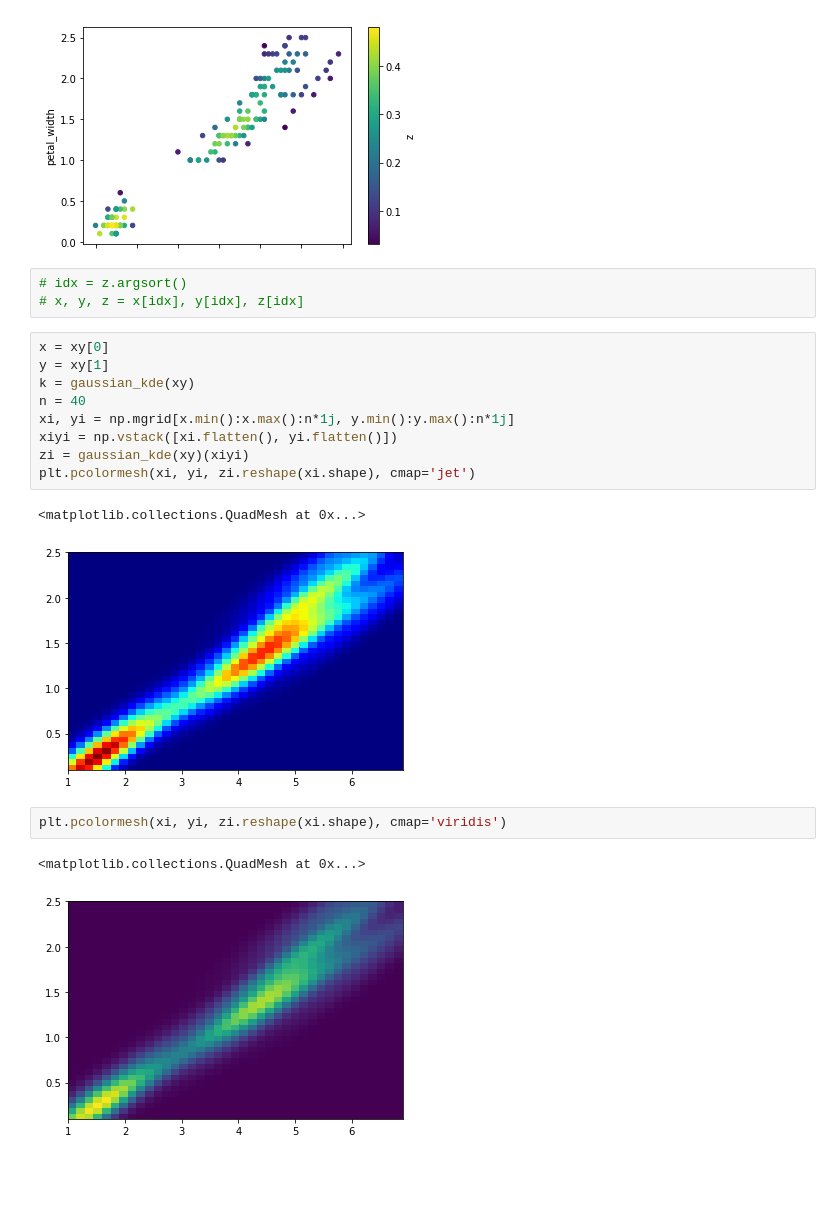
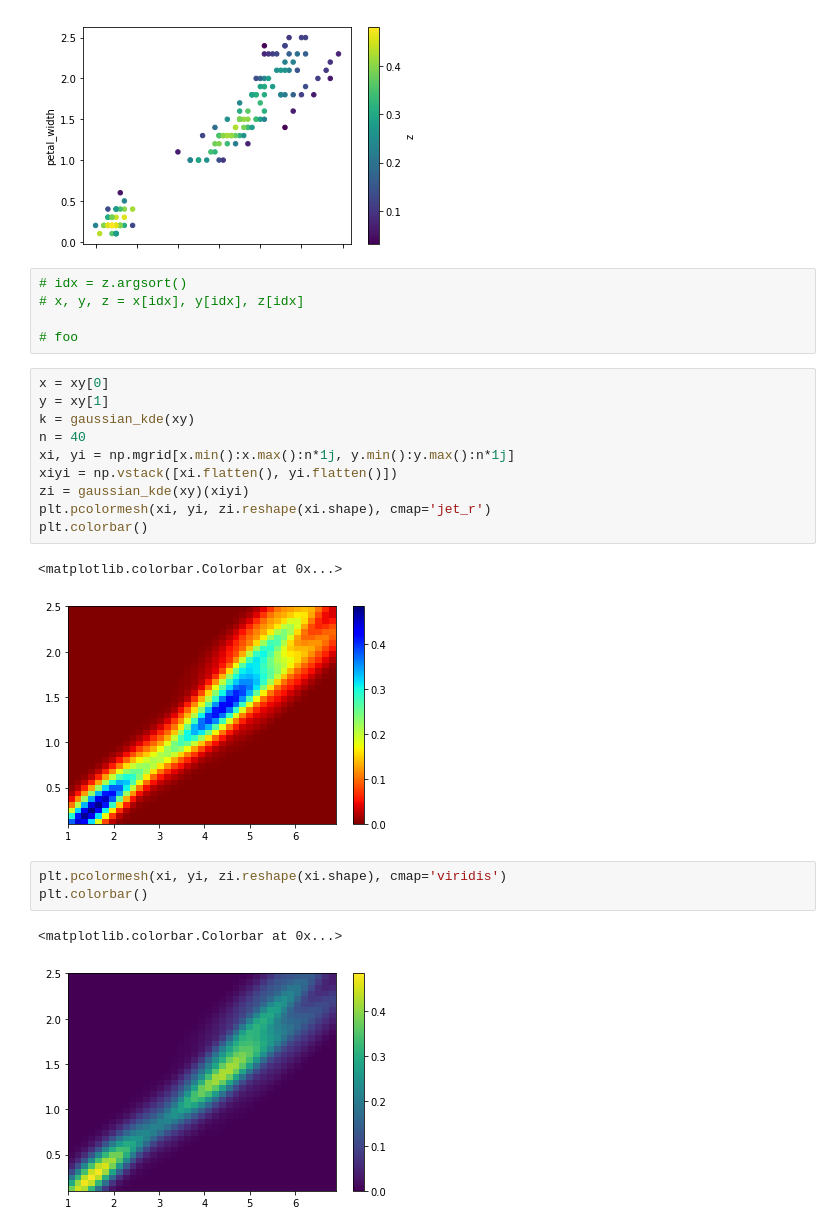
Before and after one commit to njmattes/rdcep-dataviz-bootcamp, a Jupyter notebook: example_graph/color.ipynb, the cells around one changed output. Drawn from its saved outputs; the diff is of its cells as text; blank space fills up the shorter version.

```diff
--- a/example_graph/color.ipynb
+++ b/example_graph/color.ipynb
@@ -85,20 +85,24 @@ df.plot.scatter(x, y, c='z', cmap='viridis')
 # %%
 # idx = z.argsort()
 # x, y, z = x[idx], y[idx], z[idx]
+
+# foo
 # %%
 x = xy[0]
 y = xy[1]
 k = gaussian_kde(xy)
 n = 40
 xi, yi = np.mgrid[x.min():x.max():n*1j, y.min():y.max():n*1j]
 xiyi = np.vstack([xi.flatten(), yi.flatten()])
 zi = gaussian_kde(xy)(xiyi)
-plt.pcolormesh(xi, yi, zi.reshape(xi.shape), cmap='jet')
+plt.pcolormesh(xi, yi, zi.reshape(xi.shape), cmap='jet_r')
+plt.colorbar()
 # %% [output]
-<matplotlib.collections.QuadMesh at 0x...>
+<matplotlib.colorbar.Colorbar at 0x...>
-[figure, old version]
+[figure, new version]
 # %%
 plt.pcolormesh(xi, yi, zi.reshape(xi.shape), cmap='viridis')
+plt.colorbar()
 # %% [output]
-<matplotlib.collections.QuadMesh at 0x...>
+<matplotlib.colorbar.Colorbar at 0x...>
-[figure, old version]
+[figure, new version]
```
Also changed, not shown: parts of 11 cells of this notebook.
